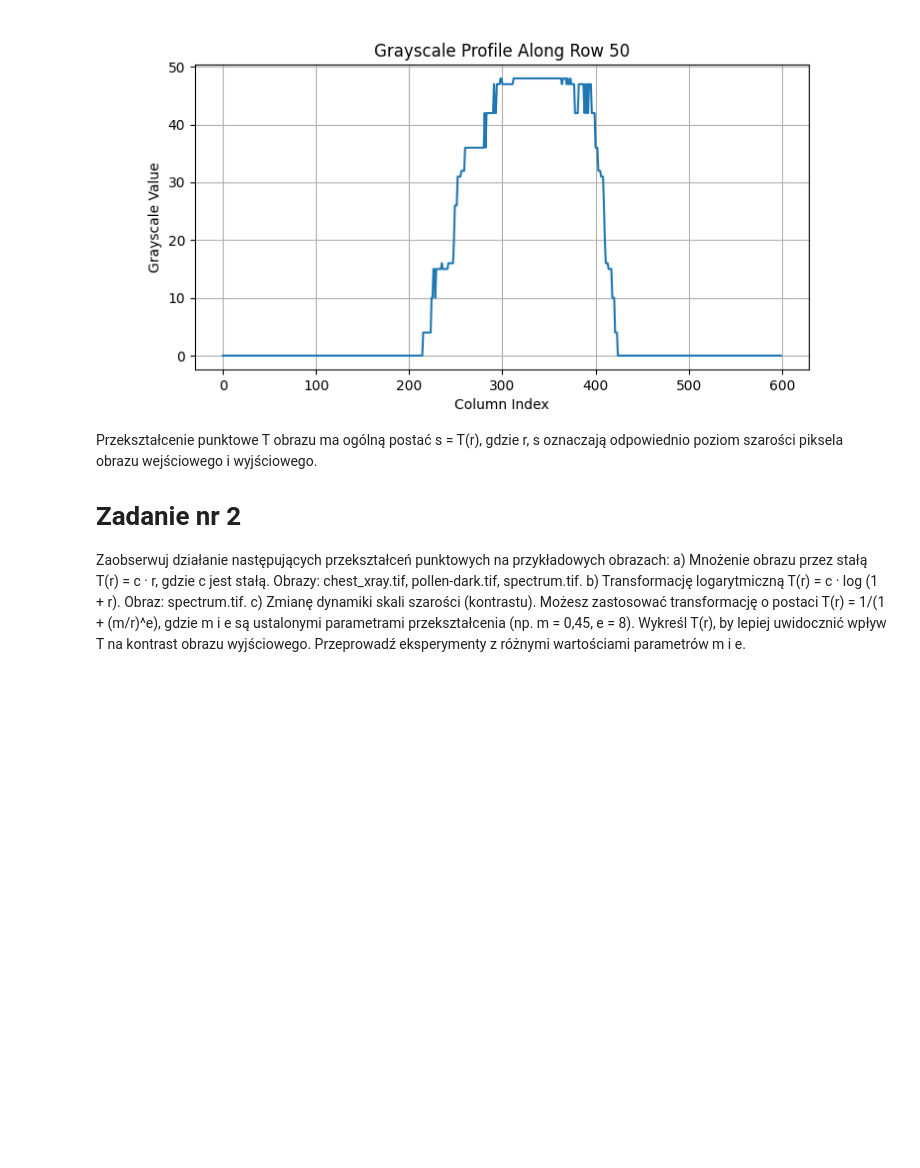
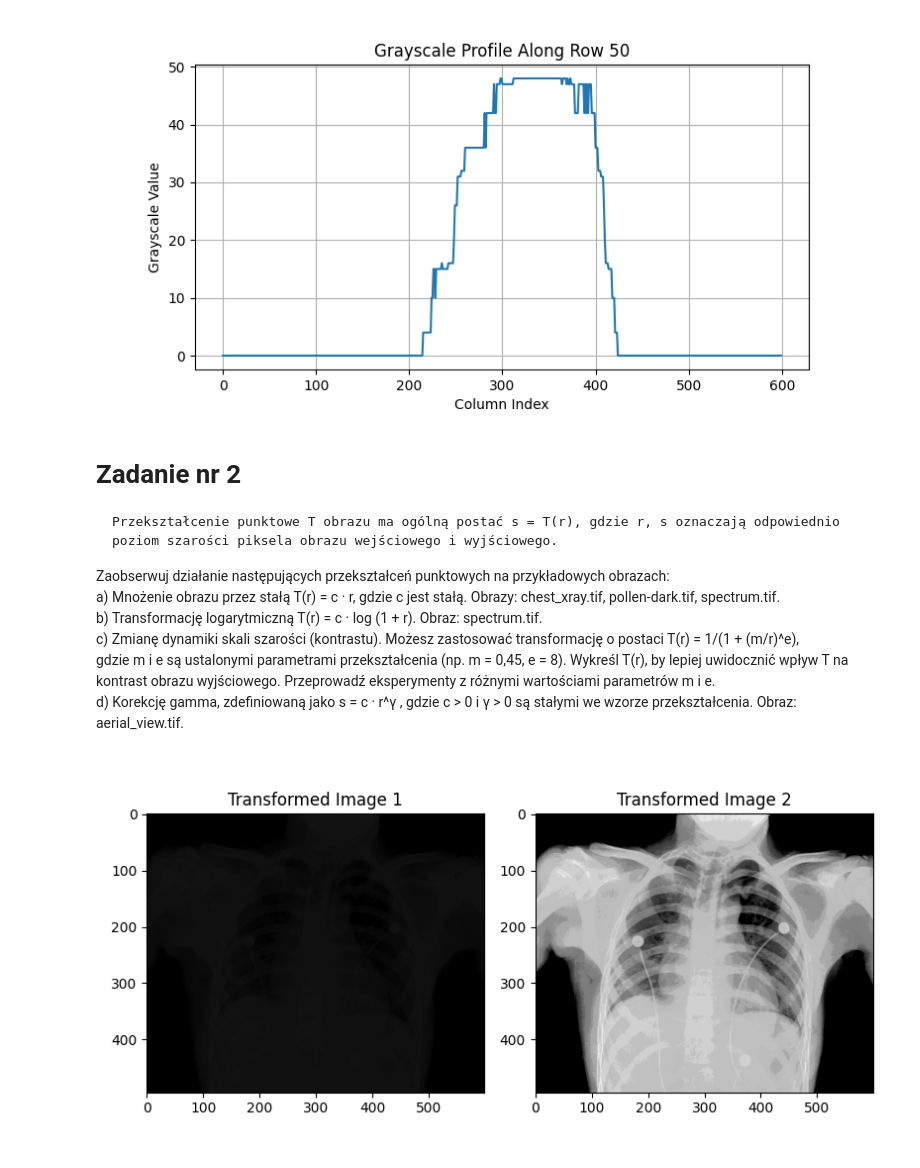
Before and after one commit to LUKIS123/CPSiO-PWR, a Jupyter notebook: Lab2/Lab2.ipynb, the cells around one changed output. Saved outputs shown, nothing was run; the diff lists cells and outputs as text; code cells hidden in the pictures; blank space fills up the shorter version.

````diff
--- a/Lab2/Lab2.ipynb
+++ b/Lab2/Lab2.ipynb
@@ -51,18 +53,72 @@ plot_line_profile(img_2, 50, 'horizontal')
 # %% [output]
 [figure]
 # %% [markdown]
+# Zadanie nr 2
+```
 Przekształcenie punktowe T obrazu ma ogólną postać s = T(r), gdzie r, s oznaczają odpowiednio poziom szarości piksela obrazu wejściowego i wyjściowego.
-# Zadanie nr 2
+```
+
 Zaobserwuj działanie następujących przekształceń punktowych na
 przykładowych obrazach:
+<br/>
 a) Mnożenie obrazu przez stałą T(r) = c · r, gdzie c jest stałą.
 Obrazy: chest_xray.tif, pollen-dark.tif, spectrum.tif.
+<br/>
 b) Transformację logarytmiczną
 T(r) = c · log (1 + r).
 Obraz: spectrum.tif.
+<br/>
 c) Zmianę dynamiki skali szarości (kontrastu). Możesz zastosować transformację o
 postaci
 T(r) = 1/(1 + (m/r)^e),
+<br/>
 gdzie m i e są ustalonymi parametrami przekształcenia (np. m = 0,45, e = 8).
 Wykreśl T(r), by lepiej uwidocznić wpływ T na kontrast obrazu wyjściowego.
 Przeprowadź eksperymenty z różnymi wartościami parametrów m i e.
+<br/>
+d) Korekcję gamma, zdefiniowaną jako s = c · r^γ
+, gdzie c > 0 i γ > 0 są stałymi
+we wzorze przekształcenia.
+Obraz: aerial_view.tif.
+# %%
+def image_transform_iterative(image: np.ndarray, transform: callable):
+    copy = image.copy()
+    for i in range(copy.shape[0]):
+        for j in range(copy.shape[1]):
+            copy[i, j] = transform(copy[i, j])
+    return copy
+
+
+def image_transform(image: np.ndarray, transform: callable):
+    vfunc = np.vectorize(transform)
+    return vfunc(image.copy())
+
+
+# UWAGA: funkcja transformująca musi przyjmować i zwracać wartości z zakresu [0, 255], jeśli przekroczy 255 to zostanie obcięta
+def image_transform_optimized(image: np.ndarray, transform: callable):
+    transformed_img = transform(image.copy())
+    return np.clip(transformed_img, 0, 255).astype(image.dtype)
+# %%
+# a) Mnożenie razy stałą
+def const_transform1(x): return x*0.35
+def const_transform2(x): return x*4
+
+
+global img_chest_xray
+img_chest_xray_transformed1 = image_transform_optimized(
+    img_chest_xray, const_transform1)
+img_chest_xray_transformed2 = image_transform_optimized(
+    img_chest_xray, const_transform2)
+
+
+fig, (ax1, ax2) = plt.subplots(1, 2, figsize=(8, 4))
+ax1.imshow(Image.fromarray(img_chest_xray_transformed1),
+           cmap='gray', vmin=0, vmax=255)
+ax1.set_title('Transformed Image 1')
+ax2.imshow(Image.fromarray(img_chest_xray_transformed2),
+           cmap='gray', vmin=0, vmax=255)
+ax2.set_title('Transformed Image 2')
+plt.tight_layout()
+plt.show()
+# %% [output]
+[figure, added]
````
Also changed, not shown: parts of 3 cells of this notebook, 1 other file.
